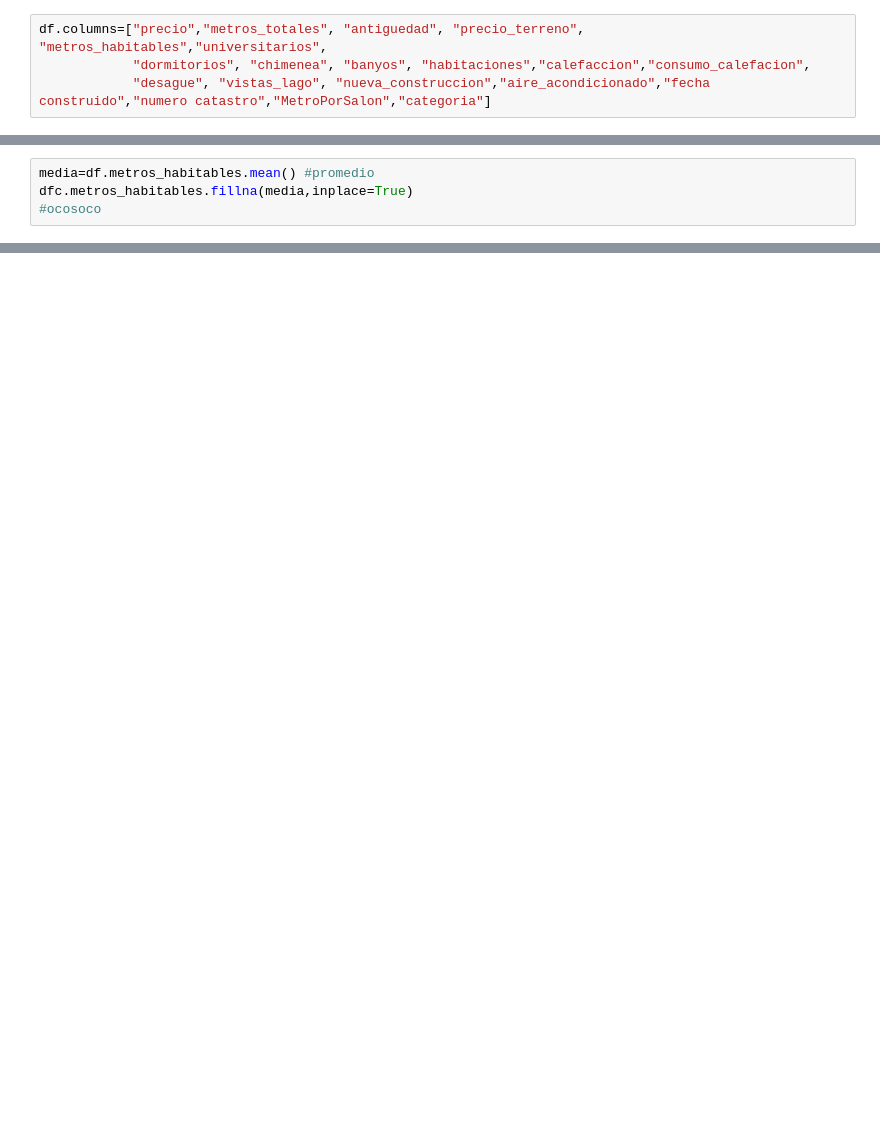
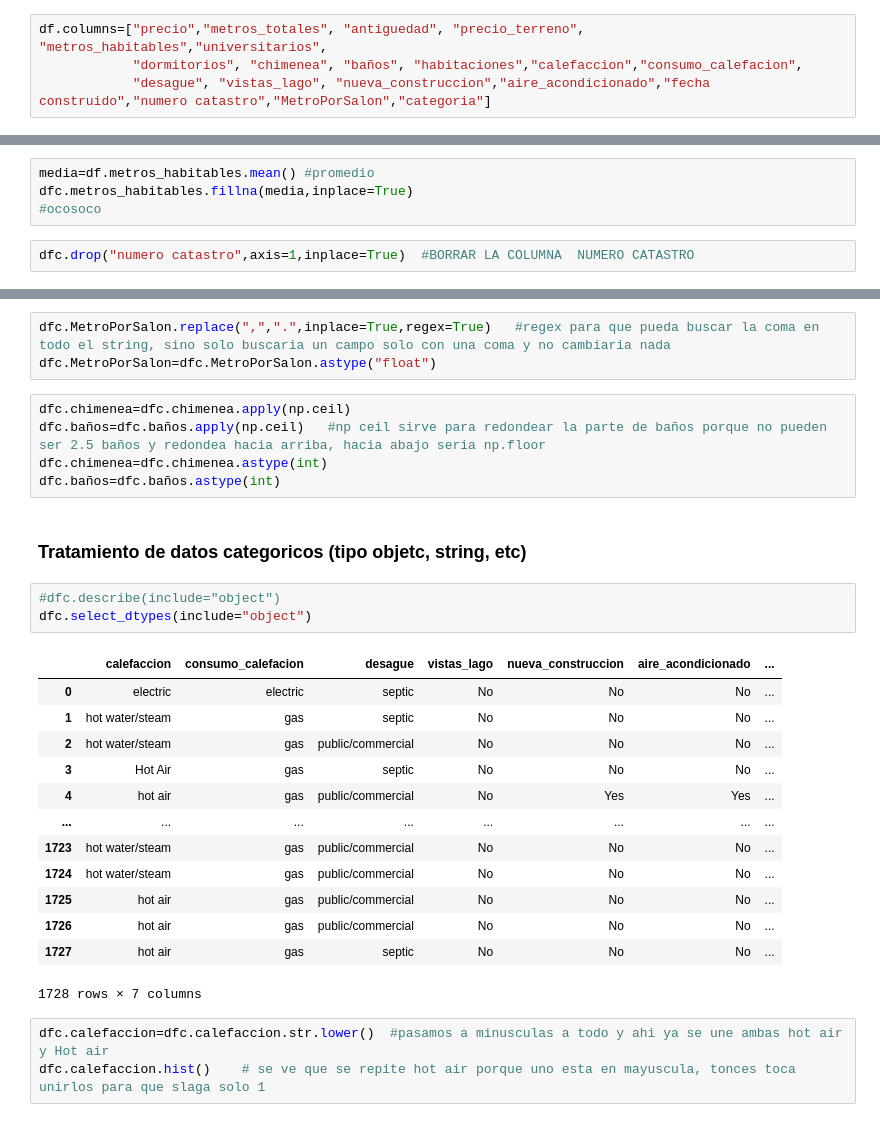
Before and after one commit to juandi247/Inteligencia_Artificial, a Jupyter notebook: Preprocesamiento_de_Datos.ipynb, the cells around one changed output, grey strips where cells are left out. Drawn from its saved outputs; the diff is of its cells as text; blank space fills up the shorter version.

```diff
--- a/Preprocesamiento_de_Datos.ipynb
+++ b/Preprocesamiento_de_Datos.ipynb
@@ -67,6 +99,6 @@ df
 # %%
 df.columns=["precio","metros_totales", "antiguedad", "precio_terreno", "metros_habitables","universitarios",
-            "dormitorios", "chimenea", "banyos", "habitaciones","calefaccion","consumo_calefacion",
+            "dormitorios", "chimenea", "baños", "habitaciones","calefaccion","consumo_calefacion",
             "desague", "vistas_lago", "nueva_construccion","aire_acondicionado","fecha construido","numero catastro","MetroPorSalon","categoria"]
 # %%
 dfc=df.copy()  #copia de trabajo, mientras que el otro df sera el original
@@ -200,3 +154,5 @@ dfc
 media=df.metros_habitables.mean() #promedio
 dfc.metros_habitables.fillna(media,inplace=True)
 #ocosoco
+# %%
+dfc.drop("numero catastro",axis=1,inplace=True)  #BORRAR LA COLUMNA  NUMERO CATASTRO
@@ -202,0 +207,30 @@ dfc.metros_habitables.fillna(media,inplace=True)
+# %%
+dfc.MetroPorSalon.replace(",",".",inplace=True,regex=True)   #regex para que pueda buscar la coma en todo el string, sino solo buscaria un campo solo con una coma y no cambiaria nada
+dfc.MetroPorSalon=dfc.MetroPorSalon.astype("float")
+# %%
+dfc.chimenea=dfc.chimenea.apply(np.ceil)
+dfc.baños=dfc.baños.apply(np.ceil)   #np ceil sirve para redondear la parte de baños porque no pueden ser 2.5 baños y redondea hacia arriba, hacia abajo seria np.floor
+dfc.chimenea=dfc.chimenea.astype(int)
+dfc.baños=dfc.baños.astype(int)
+# %% [markdown]
+### Tratamiento de datos categoricos (tipo objetc, string, etc)
+# %%
+#dfc.describe(include="object")
+dfc.select_dtypes(include="object")
+# %% [output]
+|  | calefaccion | consumo_calefacion | desague | vistas_lago | nueva_construccion | aire_acondicionado | ... |
+| 0 | electric | electric | septic | No | No | No | ... |
+| 1 | hot water/steam | gas | septic | No | No | No | ... |
+| 2 | hot water/steam | gas | public/commercial | No | No | No | ... |
+| 3 | Hot Air | gas | septic | No | No | No | ... |
+| 4 | hot air | gas | public/commercial | No | Yes | Yes | ... |
+| ... | ... | ... | ... | ... | ... | ... | ... |
+| 1723 | hot water/steam | gas | public/commercial | No | No | No | ... |
+| 1724 | hot water/steam | gas | public/commercial | No | No | No | ... |
+| 1725 | hot air | gas | public/commercial | No | No | No | ... |
+| 1726 | hot air | gas | public/commercial | No | No | No | ... |
+| 1727 | hot air | gas | septic | No | No | No | ... |
+1728 rows × 7 columns
+# %%
+dfc.calefaccion=dfc.calefaccion.str.lower()  #pasamos a minusculas a todo y ahi ya se une ambas hot air y Hot air
+dfc.calefaccion.hist()    # se ve que se repite hot air porque uno esta en mayuscula, tonces toca unirlos para que slaga solo 1
```
Also changed, not shown: parts of 16 cells of this notebook.
